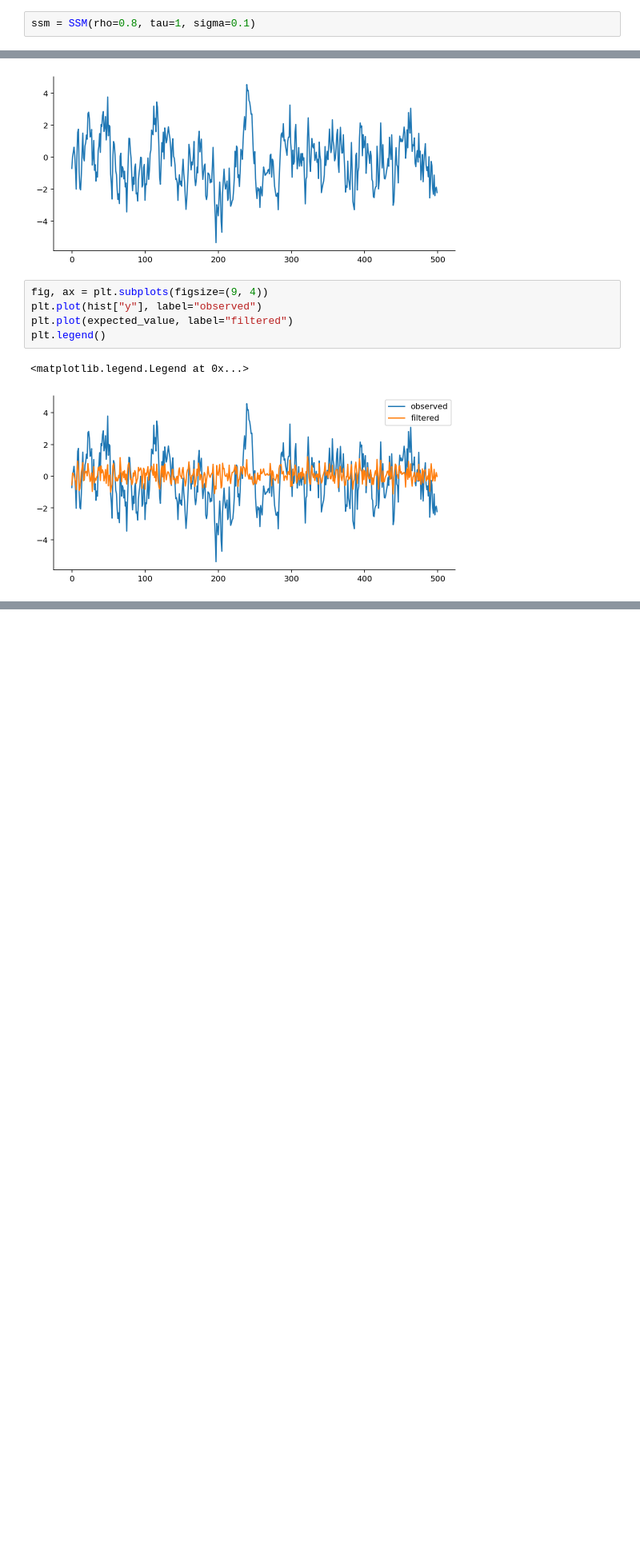
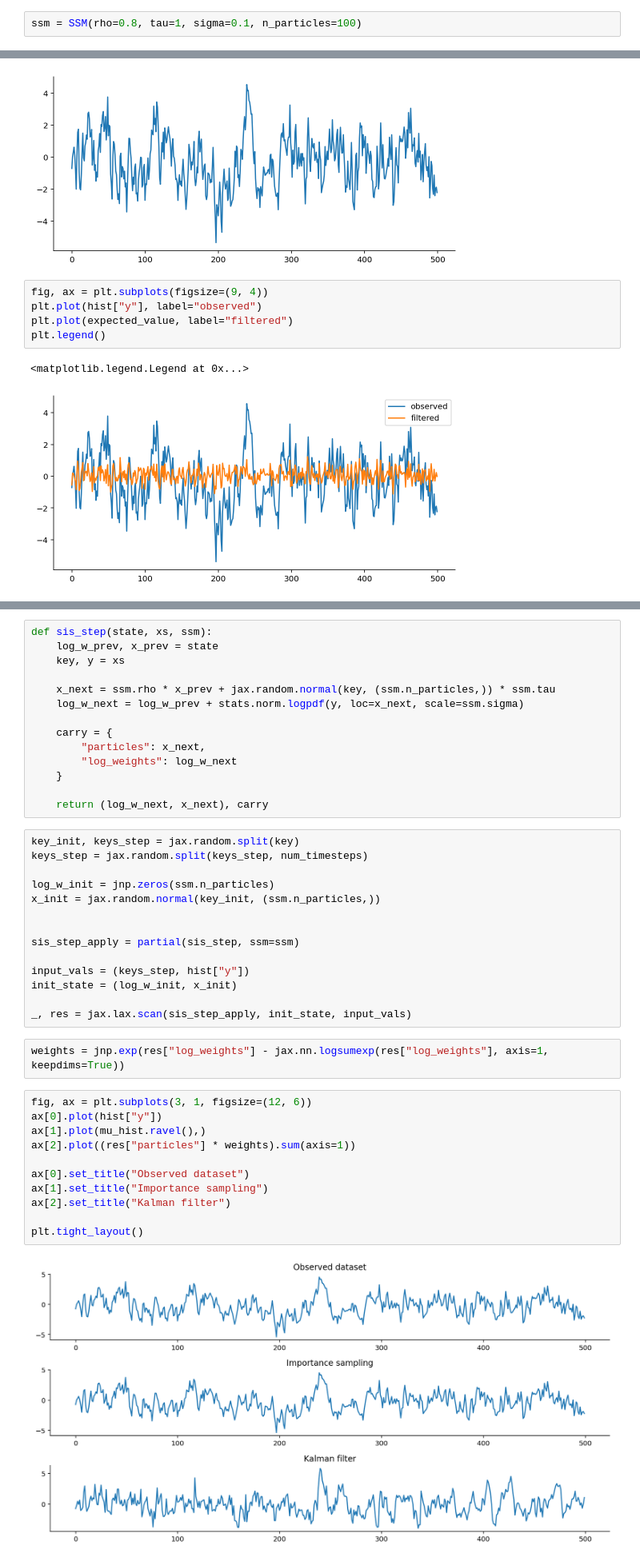
Before and after one commit to gerdm/misc, a Jupyter notebook: 2022-04/advanced-computational-methods.ipynb, the cells around one changed output, grey strips where cells are left out. Shown at 80% size. Saved outputs shown, nothing was run; the diff lists cells and outputs as text; blank space fills up the shorter version.

Commit message:
202204-feat: advanced-computational-methods
Add importance sampling

```diff
--- a/2022-04/advanced-computational-methods.ipynb
+++ b/2022-04/advanced-computational-methods.ipynb
@@ -36,5 +37,5 @@ class SSM:
 # %%
-ssm = SSM(rho=0.8, tau=1, sigma=0.1)
+ssm = SSM(rho=0.8, tau=1, sigma=0.1, n_particles=100)
 # %%
 def sample_step(x_prev, key, ssm):
     latent_noise, obs_noise = jax.random.normal(key, (2,))
@@ -139,0 +146,43 @@ plt.legend()
+# %%
+def sis_step(state, xs, ssm):
+    log_w_prev, x_prev = state
+    key, y = xs
+
+    x_next = ssm.rho * x_prev + jax.random.normal(key, (ssm.n_particles,)) * ssm.tau
+    log_w_next = log_w_prev + stats.norm.logpdf(y, loc=x_next, scale=ssm.sigma)
+
+    carry = {
+        "particles": x_next,
+        "log_weights": log_w_next
+    }
+
+    return (log_w_next, x_next), carry
+# %%
+key_init, keys_step = jax.random.split(key)
+keys_step = jax.random.split(keys_step, num_timesteps)
+
+log_w_init = jnp.zeros(ssm.n_particles)
+x_init = jax.random.normal(key_init, (ssm.n_particles,))
+
+
+sis_step_apply = partial(sis_step, ssm=ssm)
+
+input_vals = (keys_step, hist["y"])
+init_state = (log_w_init, x_init)
+
+_, res = jax.lax.scan(sis_step_apply, init_state, input_vals)
+# %%
+weights = jnp.exp(res["log_weights"] - jax.nn.logsumexp(res["log_weights"], axis=1, keepdims=True))
+# %%
+fig, ax = plt.subplots(3, 1, figsize=(12, 6))
+ax[0].plot(hist["y"])
+ax[1].plot(mu_hist.ravel(),)
+ax[2].plot((res["particles"] * weights).sum(axis=1))
+
+ax[0].set_title("Observed dataset")
+ax[1].set_title("Importance sampling")
+ax[2].set_title("Kalman filter")
+
+plt.tight_layout()
+# %% [output]
+[figure, added]
```
Also changed, not shown: parts of 3 cells of this notebook.
